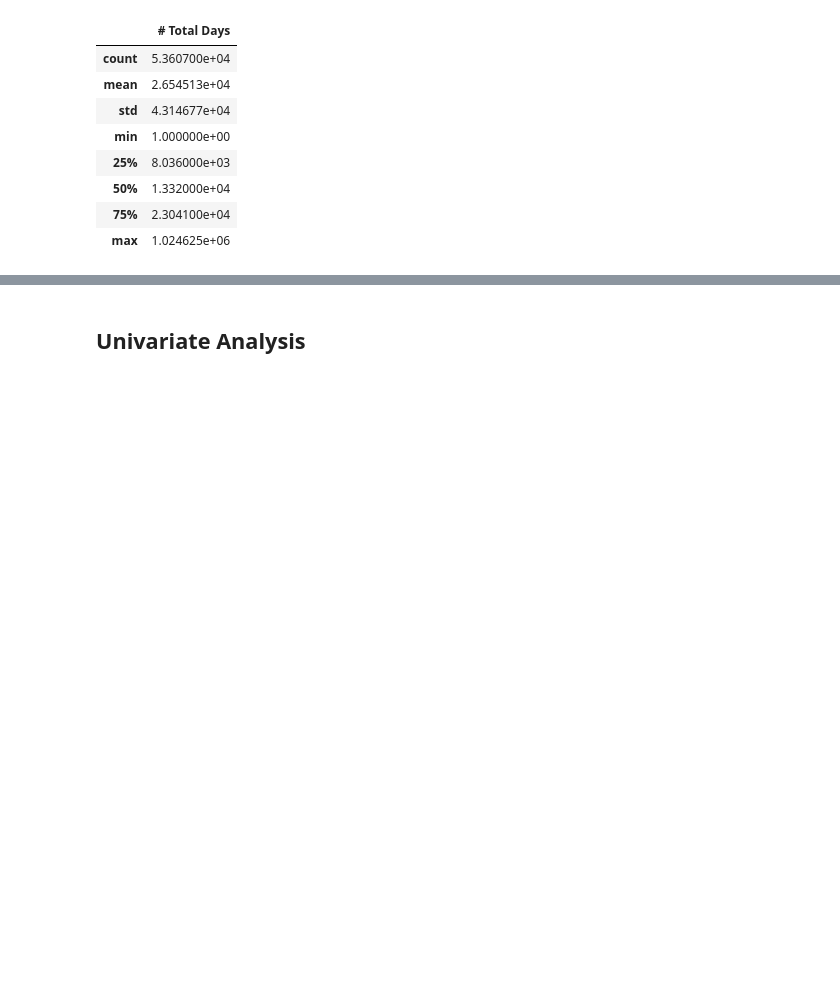
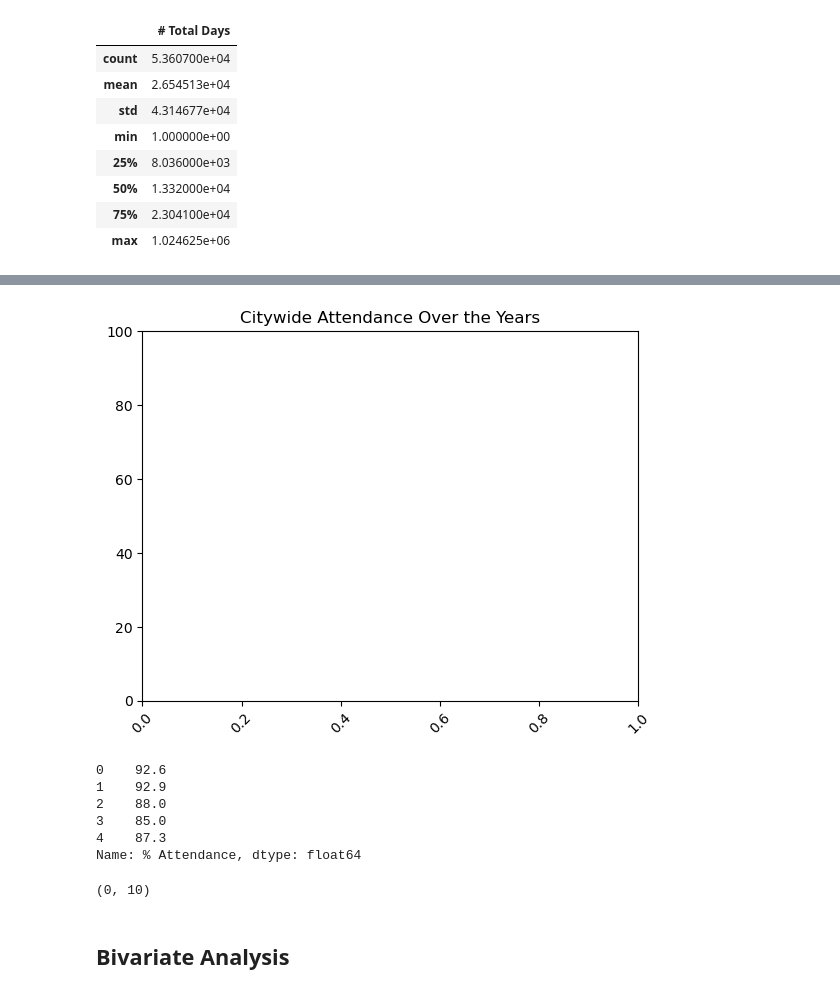
Before and after one commit to Mrfunderburker/Education-Capstone, a Jupyter notebook: code/jacquelene_eda.ipynb, the cells around one changed output, grey strips where cells are left out. Drawn from its saved outputs; the diff is of its cells as text; code cells hidden in the pictures; blank space fills up the shorter version.

```diff
--- a/code/jacquelene_eda.ipynb
+++ b/code/jacquelene_eda.ipynb
@@ -8,3 +19,3 @@ import seaborn as sns
 # %%
 # Load DataFrame
-df = pd.read_csv("/Users/sa18/Desktop/Education-Capstone/data/2016-17_-_2020-23_Citywide_End-of-Year_Attendance_and_Chronic_Absenteeism_Data_20250604.csv")
+absent_df = pd.read_csv("/Users/sa18/Desktop/Education-Capstone/data/2016-17_-_2020-23_Citywide_End-of-Year_Attendance_and_Chronic_Absenteeism_Data_20250604.csv")
@@ -129,3 +161,18 @@ df.describe()
 | 50% | 1.332000e+04 |
 | 75% | 2.304100e+04 |
 | max | 1.024625e+06 |
+# %%
+columns = [
+    'Grade',
+    'Category',
+    'Year',
+    '# Days Absent',
+    '# Days Present',
+    '% Attendance',
+    '# Contributing 10+ Total Days and 1+ Pres Day',
+    '# Chronically Absent',
+    '% Chronically Absent'
+]
+
+for column in columns:
+    absent_df[column] = pd.to_numeric(df[column], errors='coerce')
@@ -152,2 +216,36 @@ dtype: int64
+# %%
+absent_df['Grade'] = absent_df['Grade'].astype(str).str.strip()
+citywide = absent_df[absent_df['Grade'] == 'All Grades']
+# %%
+# filter to show Citywide attendance for All Grades
+citywide = absent_df[absent_df['Grade'] == 'All Grades']
+# %%
+# choose years to plot
+years_to_plot = ['2016-17', '2017-18', '2018-19', '2019-20', '2020-21', '2021-22', '2022-23']
+subset = citywide[citywide['Year'].isin(years_to_plot)]
+
+# plot attendance by years
+sns.barplot(data=subset, x='Year', y='% Attendance')
+plt.title('Citywide Attendance Over the Years')
+plt.ylim(0,100)
+plt.xticks(rotation=45)
+plt.show()
+# %% [output]
+[figure, added]
+# %%
+absent_df['% Attendance'].head()
+# %% [output]
+0    92.6
+1    92.9
+2    88.0
+3    85.0
+4    87.3
+Name: % Attendance, dtype: float64
+# %%
+citywide = absent_df[absent_df['Grade'] == 'All Grades']
+
+citywide.shape
+# %% [output]
+(0, 10)
 # %% [markdown]
-## Univariate Analysis
+## Bivariate Analysis
```
Also changed, not shown: parts of 20 cells of this notebook.
